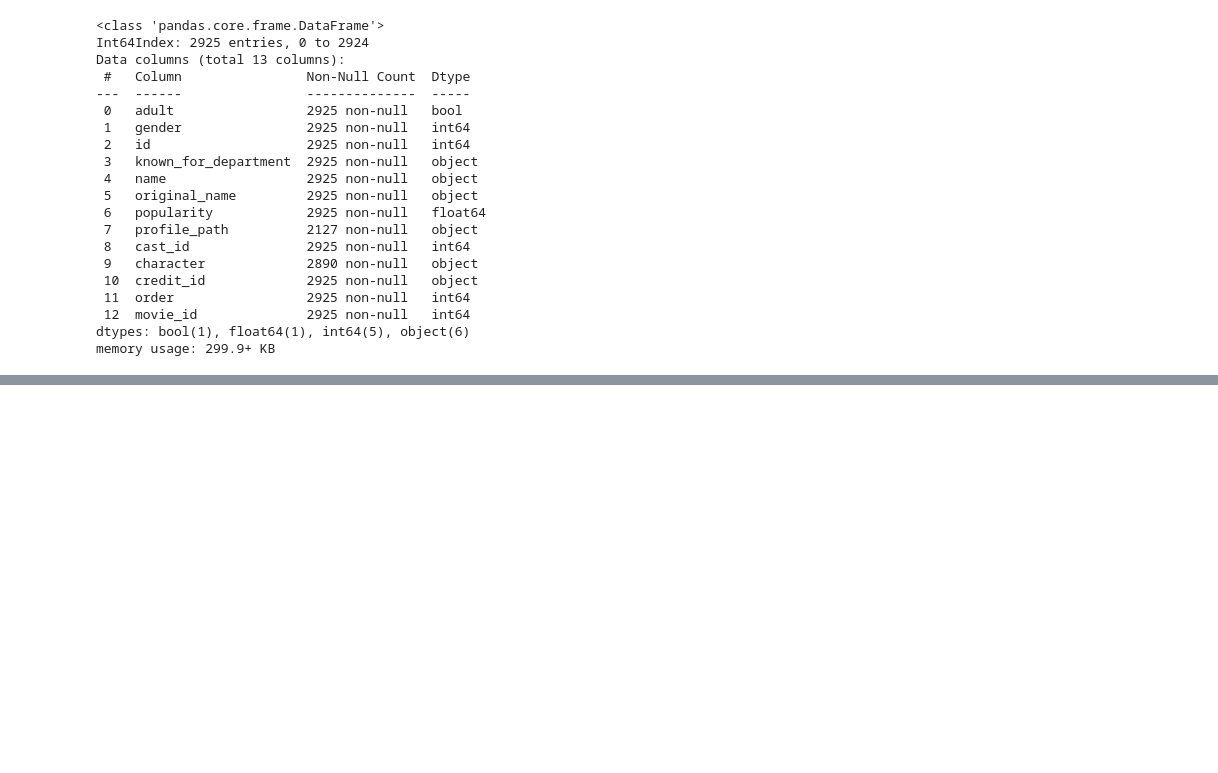
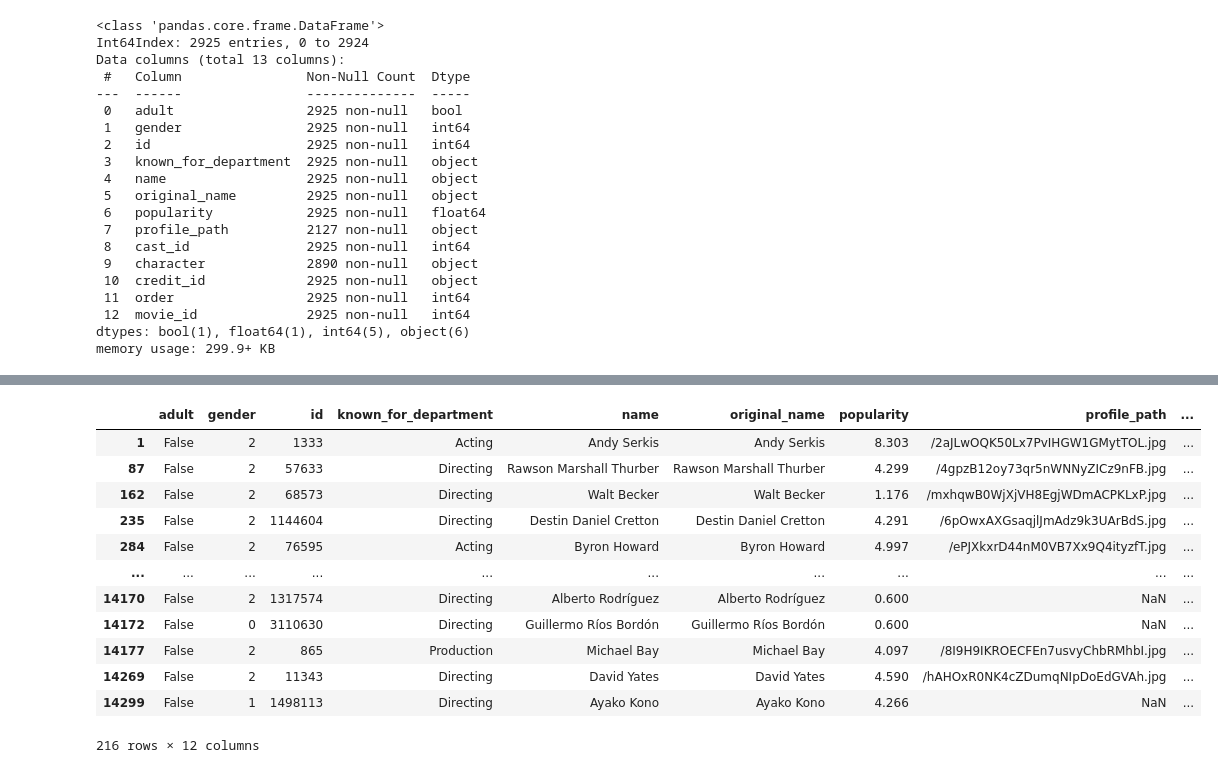
Before and after one commit to seonghun0/project-team3-data, a Jupyter notebook: scripts/EDA_movie_YKS.ipynb, the cells around one changed output, grey strips where cells are left out. Saved outputs shown, nothing was run; the diff lists cells and outputs as text; code cells hidden in the pictures; blank space fills up the shorter version.

```diff
--- a/scripts/EDA_movie_YKS.ipynb
+++ b/scripts/EDA_movie_YKS.ipynb
@@ -700,0 +735,17 @@ casts.sort_values(by="popularity", ascending=False)
+# %%
+directors=crews[crews['job']=='Director']
+directors
+# %% [output]
+|  | adult | gender | id | known_for_department | name | original_name | popularity | profile_path | ... |
+| 1 | False | 2 | 1333 | Acting | Andy Serkis | Andy Serkis | 8.303 | /2aJLwOQK50Lx7PvIHGW1GMytTOL.jpg | ... |
+| 87 | False | 2 | 57633 | Directing | Rawson Marshall Thurber | Rawson Marshall Thurber | 4.299 | /4gpzB12oy73qr5nWNNyZICz9nFB.jpg | ... |
+| 162 | False | 2 | 68573 | Directing | Walt Becker | Walt Becker | 1.176 | /mxhqwB0WjXjVH8EgjWDmACPKLxP.jpg | ... |
+| 235 | False | 2 | 1144604 | Directing | Destin Daniel Cretton | Destin Daniel Cretton | 4.291 | /6pOwxAXGsaqjlJmAdz9k3UArBdS.jpg | ... |
+| 284 | False | 2 | 76595 | Acting | Byron Howard | Byron Howard | 4.997 | /ePJXkxrD44nM0VB7Xx9Q4ityzfT.jpg | ... |
+| ... | ... | ... | ... | ... | ... | ... | ... | ... | ... |
+| 14170 | False | 2 | 1317574 | Directing | Alberto Rodríguez | Alberto Rodríguez | 0.600 | NaN | ... |
+| 14172 | False | 0 | 3110630 | Directing | Guillermo Ríos Bordón | Guillermo Ríos Bordón | 0.600 | NaN | ... |
+| 14177 | False | 2 | 865 | Production | Michael Bay | Michael Bay | 4.097 | /8I9H9IKROECFEn7usvyChbRMhbI.jpg | ... |
+| 14269 | False | 2 | 11343 | Directing | David Yates | David Yates | 4.590 | /hAHOxR0NK4cZDumqNIpDoEdGVAh.jpg | ... |
+| 14299 | False | 1 | 1498113 | Directing | Ayako Kono | Ayako Kono | 4.266 | NaN | ... |
+216 rows × 12 columns
```
Also changed, not shown: parts of 13 cells of this notebook, 5 other files.
